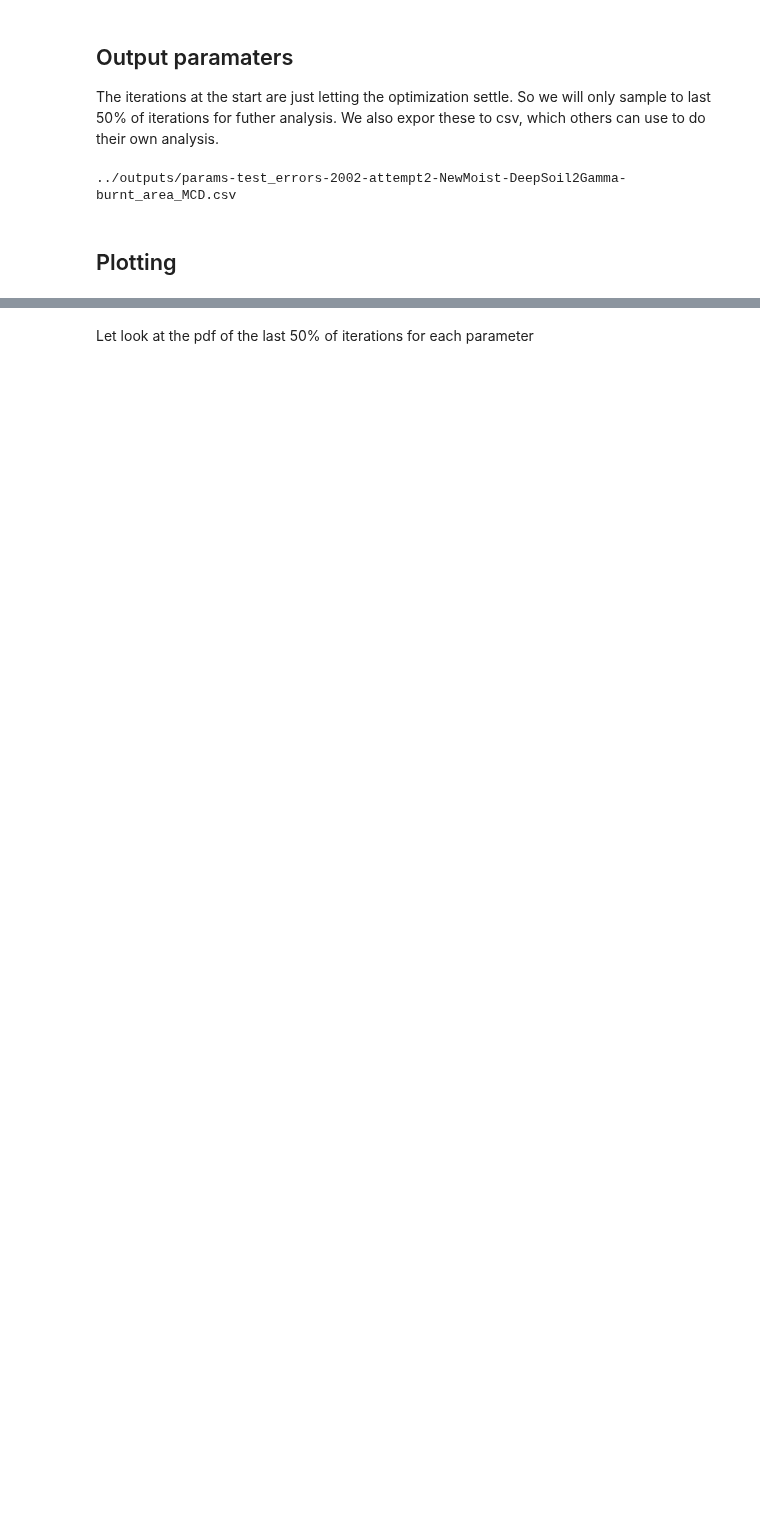
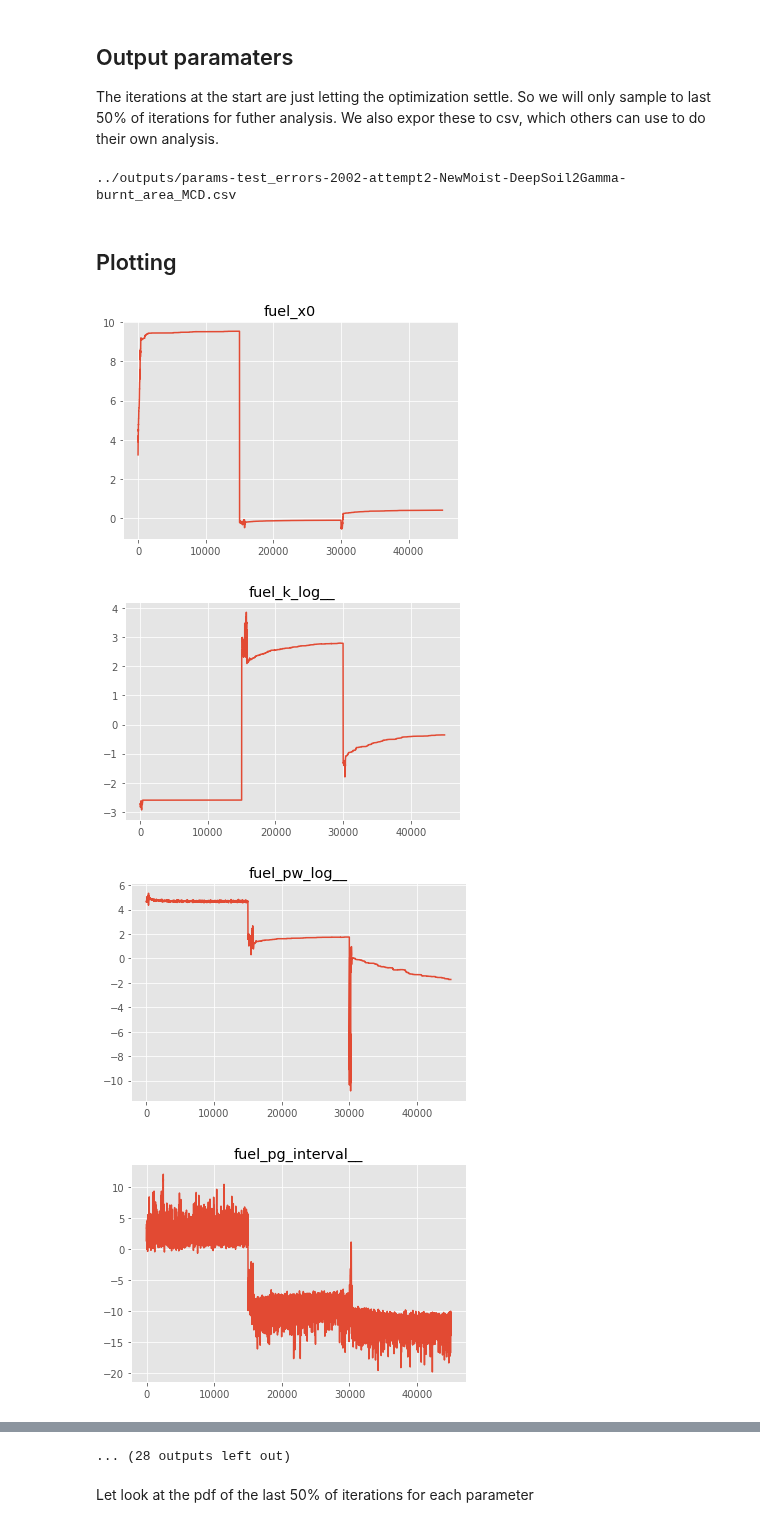
Before and after one commit to douglask3/amazon_fires, a Jupyter notebook: optimise_run_model/bayesian_inference.ipynb, the cells around one changed output, grey strips where cells are left out. Saved outputs shown, nothing was run; the diff lists cells and outputs as text; code cells hidden in the pictures; blank space fills up the shorter version.

```diff
--- a/optimise_run_model/bayesian_inference.ipynb
+++ b/optimise_run_model/bayesian_inference.ipynb
@@ -483,3 +442,14 @@ valss = [output_vals(mcmc_traces, v, d) for mcmc_traces, v, d in zip(outputs, va
 ../outputs/params-test_errors-2002-attempt2-NewMoist-DeepSoil2Gamma-burnt_area_MCD.csv
 # %% [markdown]
 ## Plotting
+# %%
+varnames = outputs[0].varnames
+for v in varnames:
+    plt.plot(outputs[0].get_values(v))
+    plt.gca().set_title(v)
+    plt.show()
+# %% [output]
+[figure, added]
+[figure, added]
+[figure, added]
+[figure, added]
@@ -486,3 +464,4 @@ valss = [output_vals(mcmc_traces, v, d) for mcmc_traces, v, d in zip(outputs, va
+... (28 outputs left out)
 # %% [markdown]
 Let look at the pdf of the last 50% of iterations for each parameter
 # %%
```
Also changed, not shown: parts of 10 cells of this notebook, 1 other file.
